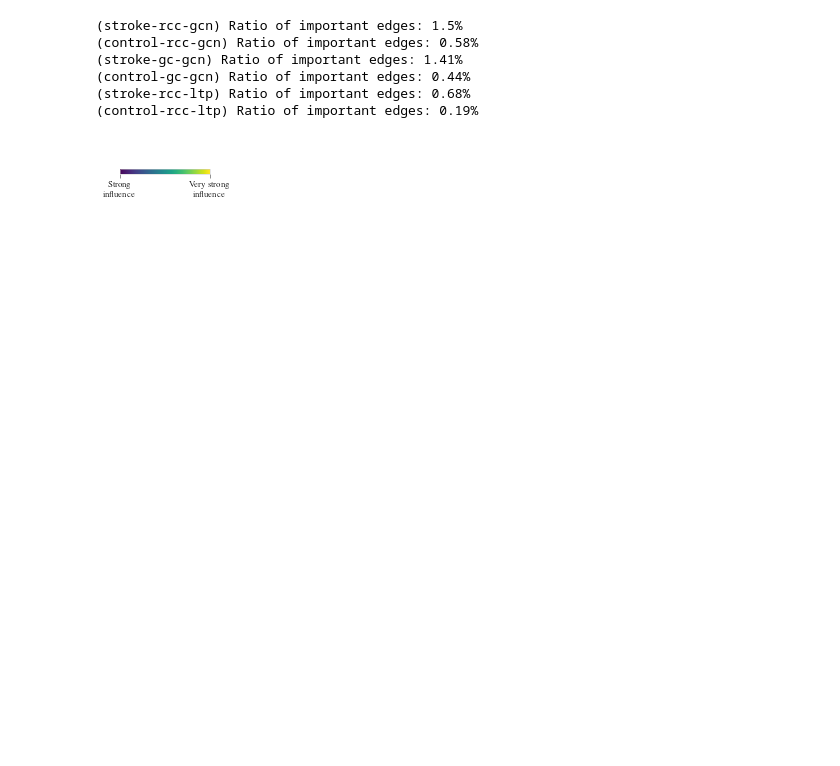
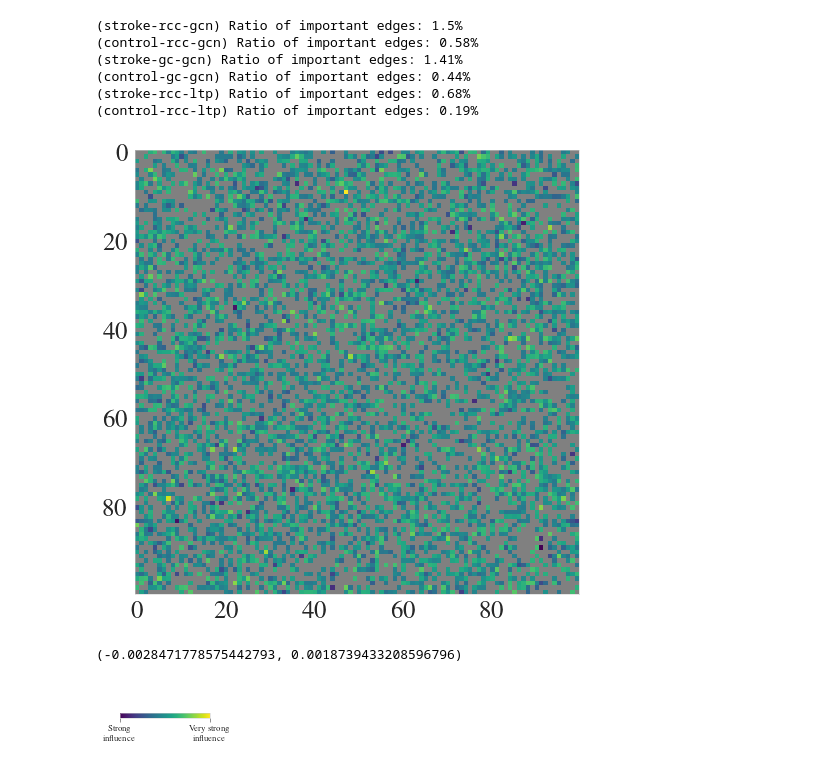
Before and after one commit to Wotaker/masters-thesis, a Jupyter notebook: master_thesis/notebooks/xAI.ipynb, the cells around one changed output. Saved outputs shown, nothing was run; the diff lists cells and outputs as text; code cells hidden in the pictures; blank space fills up the shorter version.

Commit message:
explanation figures

```diff
--- a/master_thesis/notebooks/xAI.ipynb
+++ b/master_thesis/notebooks/xAI.ipynb
@@ -110,6 +110,35 @@ interpretation_figure(xs_control_rcc_ltp, "control-rcc-ltp", False, N_STDS)
 (control-gc-gcn) Ratio of important edges: 0.44%
 (stroke-rcc-ltp) Ratio of important edges: 0.68%
 (control-rcc-ltp) Ratio of important edges: 0.19%
+# %%
+from mpl_toolkits.axes_grid1 import make_axes_locatable
+
+explenations_summed = xs_stroke_rcc_ltp.sum(axis=0)
+explanations_nonzero = np.ma.masked_equal(explenations_summed, 0)
+
+# Plot the mean of the explanations
+cmap = plt.get_cmap('viridis')
+cmap.set_bad(color='gray')
+
+plt.rcParams.update({
+    'font.size': 25,
+    'font.family': 'serif',
+    'font.serif': ["Times"],
+})
+fig, ax = plt.subplots(figsize=(8, 8))
+ax.grid(False)
+im = ax.imshow(explanations_nonzero, cmap=cmap, interpolation='nearest')
+# divider = make_axes_locatable(ax)
+# cax = divider.append_axes("right", size="5%", pad=0.2)
+# fig.colorbar(im, cax=cax)
+
+plt.savefig("lime-stroke.pdf", bbox_inches="tight")
+# %% [output]
+[figure, added]
+# %%
+explenations_summed.reshape(-1).min(), explenations_summed.reshape(-1).max()
+# %% [output]
+(-0.0028471778575442793, 0.0018739433208596796)
 # %%
 def plot_colorbar():
 
```
Also changed, not shown: 1 other file.
